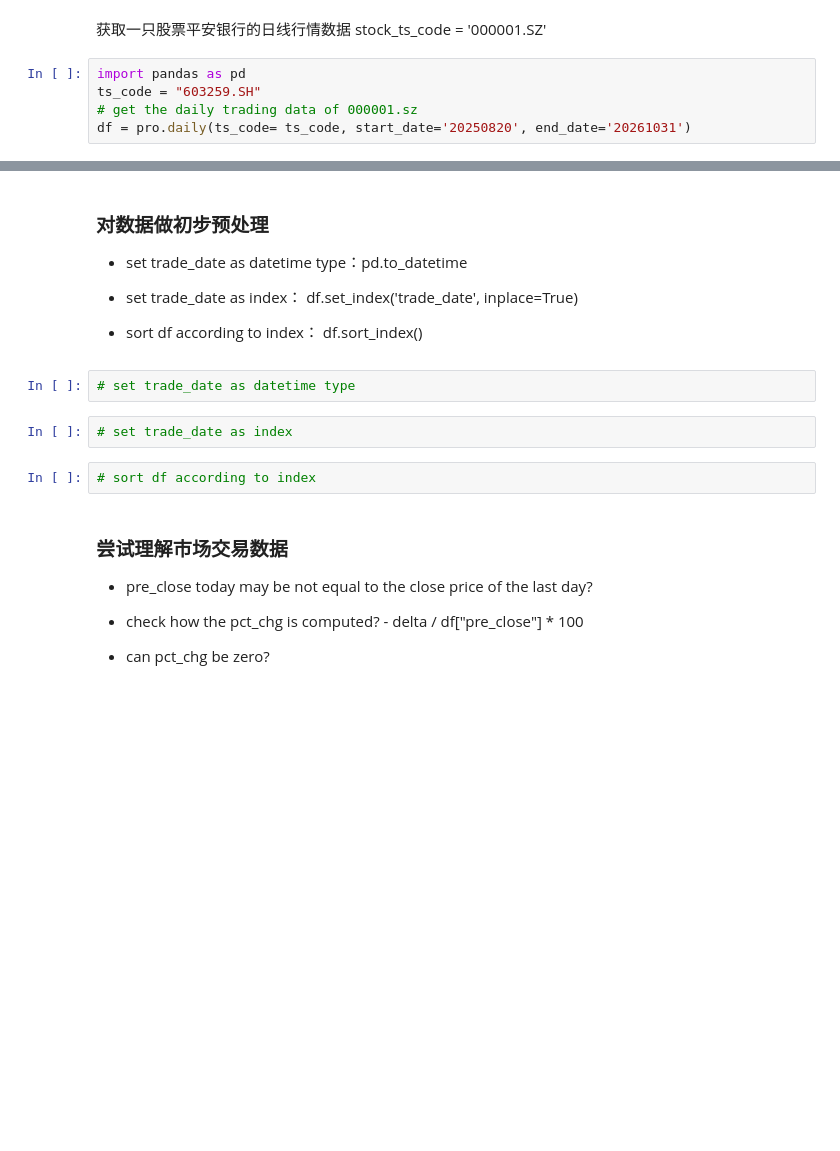
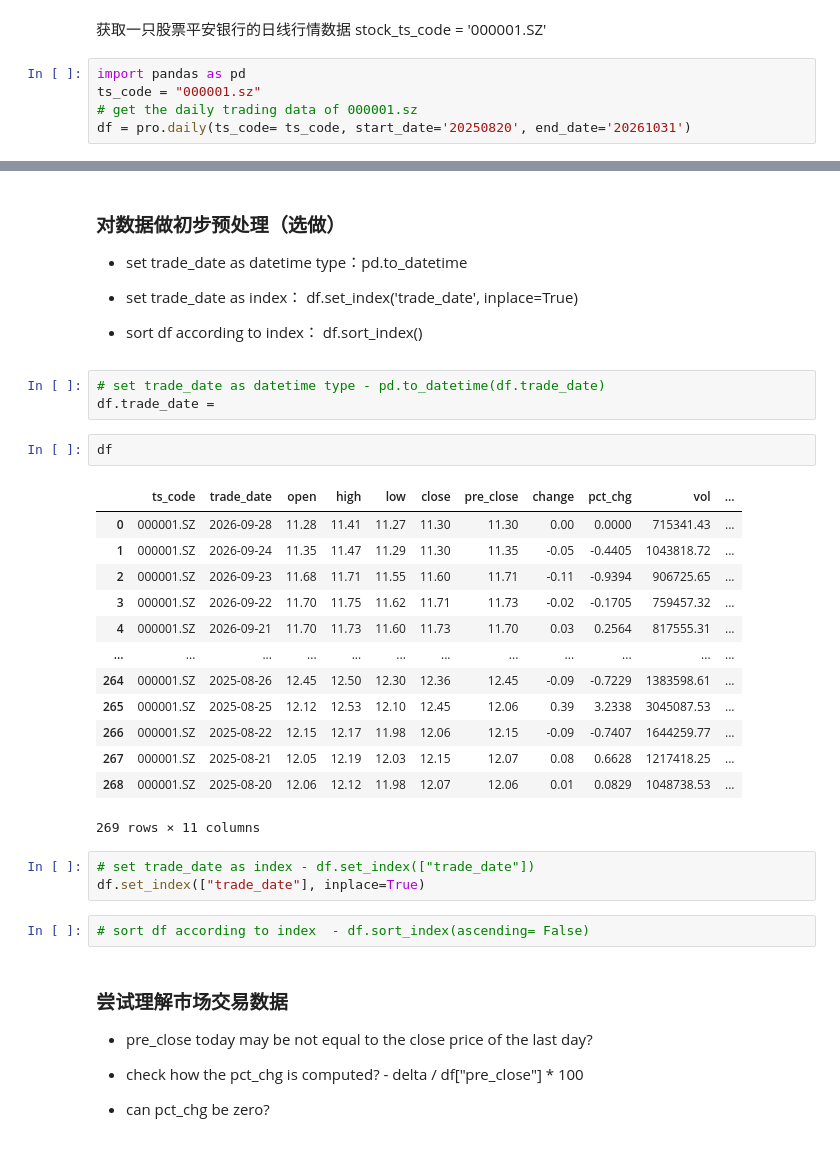
Before and after one commit to haichaozheng/my-app-2026, a Jupyter notebook: data-analysis/weeks/week04/structured_data.ipynb, the cells around one changed output, grey strips where cells are left out. Cells and saved outputs as stored; diff of their text form; blank space fills up the shorter version.

```diff
--- a/data-analysis/weeks/week04/structured_data.ipynb
+++ b/data-analysis/weeks/week04/structured_data.ipynb
@@ -341,7 +436,7 @@ stock_company.head()
 stock_ts_code = '000001.SZ'
 # %%
 import pandas as pd
-ts_code = "603259.SH"
+ts_code = "000001.sz"
 # get the daily trading data of 000001.sz
 df = pro.daily(ts_code= ts_code, start_date='20250820', end_date='20261031')
 # %%
@@ -349,16 +458,34 @@ df
 # %% [markdown]
-### 对数据做初步预处理
+### 对数据做初步预处理（选做）
 - set trade_date as datetime type：pd.to_datetime
 
 - set trade_date as index： df.set_index('trade_date', inplace=True)
 
 - sort df according to index： df.sort_index()
 # %%
-# set trade_date as datetime type
+# set trade_date as datetime type - pd.to_datetime(df.trade_date)
+df.trade_date =
+# %%
+df
+# %% [output]
+|  | ts_code | trade_date | open | high | low | close | pre_close | change | pct_chg | vol | ... |
+| 0 | 000001.SZ | 2026-09-28 | 11.28 | 11.41 | 11.27 | 11.30 | 11.30 | 0.00 | 0.0000 | 715341.43 | ... |
+| 1 | 000001.SZ | 2026-09-24 | 11.35 | 11.47 | 11.29 | 11.30 | 11.35 | -0.05 | -0.4405 | 1043818.72 | ... |
+| 2 | 000001.SZ | 2026-09-23 | 11.68 | 11.71 | 11.55 | 11.60 | 11.71 | -0.11 | -0.9394 | 906725.65 | ... |
+| 3 | 000001.SZ | 2026-09-22 | 11.70 | 11.75 | 11.62 | 11.71 | 11.73 | -0.02 | -0.1705 | 759457.32 | ... |
+| 4 | 000001.SZ | 2026-09-21 | 11.70 | 11.73 | 11.60 | 11.73 | 11.70 | 0.03 | 0.2564 | 817555.31 | ... |
+| ... | ... | ... | ... | ... | ... | ... | ... | ... | ... | ... | ... |
+| 264 | 000001.SZ | 2025-08-26 | 12.45 | 12.50 | 12.30 | 12.36 | 12.45 | -0.09 | -0.7229 | 1383598.61 | ... |
+| 265 | 000001.SZ | 2025-08-25 | 12.12 | 12.53 | 12.10 | 12.45 | 12.06 | 0.39 | 3.2338 | 3045087.53 | ... |
+| 266 | 000001.SZ | 2025-08-22 | 12.15 | 12.17 | 11.98 | 12.06 | 12.15 | -0.09 | -0.7407 | 1644259.77 | ... |
+| 267 | 000001.SZ | 2025-08-21 | 12.05 | 12.19 | 12.03 | 12.15 | 12.07 | 0.08 | 0.6628 | 1217418.25 | ... |
+| 268 | 000001.SZ | 2025-08-20 | 12.06 | 12.12 | 11.98 | 12.07 | 12.06 | 0.01 | 0.0829 | 1048738.53 | ... |
+269 rows × 11 columns
 # %%
-# set trade_date as index
+# set trade_date as index - df.set_index(["trade_date"])
+df.set_index(["trade_date"], inplace=True)
 # %%
-# sort df according to index
+# sort df according to index  - df.sort_index(ascending= False)
 # %% [markdown]
 ### 尝试理解市场交易数据
 
```
Also changed, not shown: parts of 27 cells of this notebook, 7 other files.
